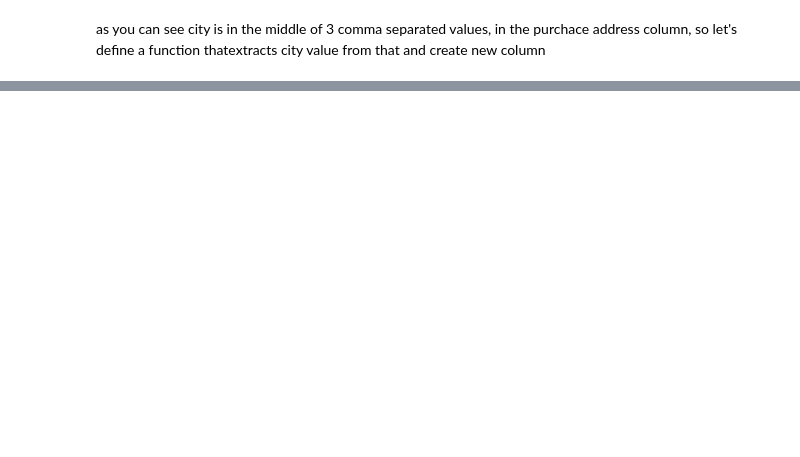
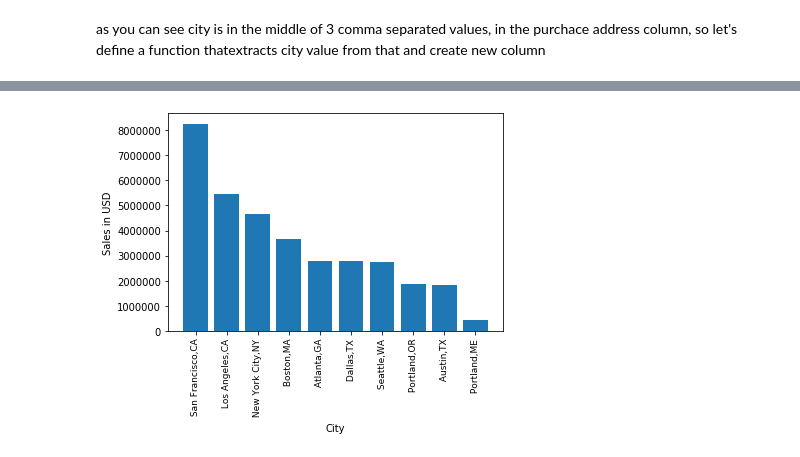
Before and after one commit to paabes/Data-Science, a Jupyter notebook: SalesAnalysis/multiple dataset analysis .ipynb, the cells around one changed output, grey strips where cells are left out. Drawn from its saved outputs; the diff is of its cells as text; code cells hidden in the pictures; blank space fills up the shorter version.

```diff
--- a/SalesAnalysis/multiple dataset analysis .ipynb
+++ b/SalesAnalysis/multiple dataset analysis .ipynb
@@ -189,0 +192,3 @@ df.head()
+# %%
+df = df.drop('city', 1)
+df.head()
@@ -189,0 +203,7 @@ df.head()
+# %%
+def get_unique_city(address):
+    ar=address.split(',')
+    return ar[1] + ',' + ar[2].split()[0]
+# %%
+df['city']=df['Purchase Address'].apply(lambda x: get_unique_city(x))
+df.head()
@@ -189,0 +233,6 @@ df.head()
+# %%
+srs=df.groupby('city')['total'].agg('sum').sort_values(ascending=False)
+srs=pd.DataFrame(srs)
+srs['city']=srs.index
+type(srs)
+srs.head()
@@ -189,0 +247,8 @@ df.head()
+# %%
+plt.bar(srs['city'], srs['total'])
+plt.xlabel('City')
+plt.ylabel('Sales in USD')
+plt.xticks(srs['city'], rotation='vertical', size=9)
+plt.show()
+# %% [output]
+[figure, added]
```
Also changed, not shown: parts of 5 cells of this notebook.
